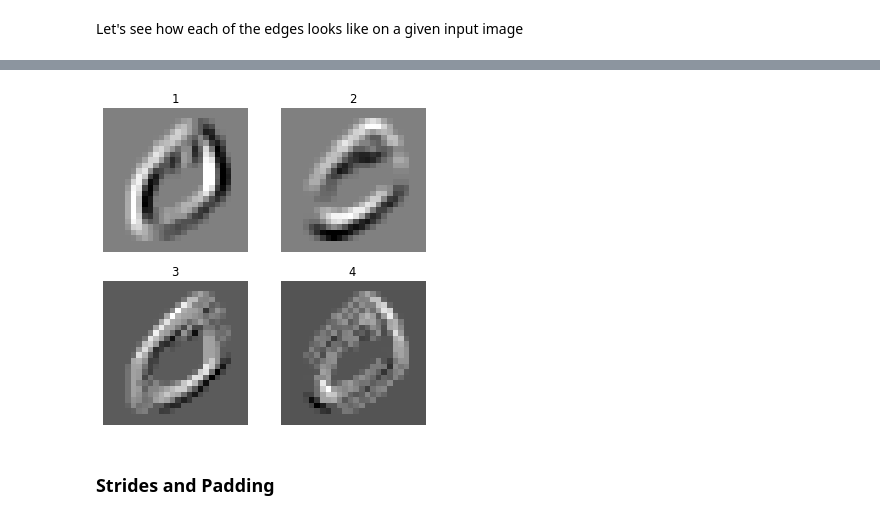
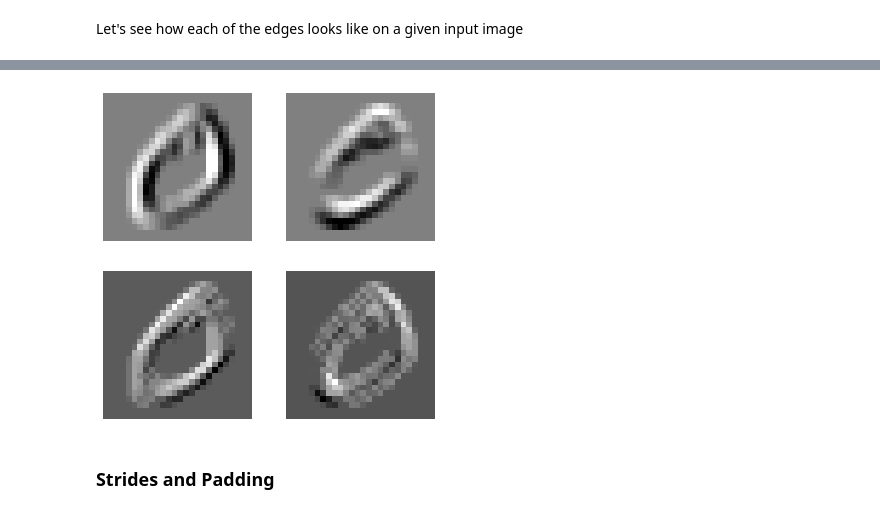
Before and after one commit to Iamalos/fastai-p2, a Jupyter notebook: nbs/07_convolutions.ipynb, the cells around one changed output, grey strips where cells are left out. Drawn from its saved outputs; the diff is of its cells as text; code cells hidden in the pictures.

```diff
--- a/nbs/07_convolutions.ipynb
+++ b/nbs/07_convolutions.ipynb
@@ -376,9 +378,9 @@ Signature:
 File:      /notebooks/fastai-p2/miniai/datasets.py
 Type:      function
 # %%
-show_images([batch_features[1,i] for i in range(4)], titles=['1','2','3','4'])
+show_images([batch_features[1,i] for i in range(4)])
 # %% [output]
-[figure, old version]
+[figure, new version]
 # %% [markdown]
 ### Strides and Padding
 # %% [markdown]
```
Also changed, not shown: parts of 27 cells of this notebook, 4 other files.
